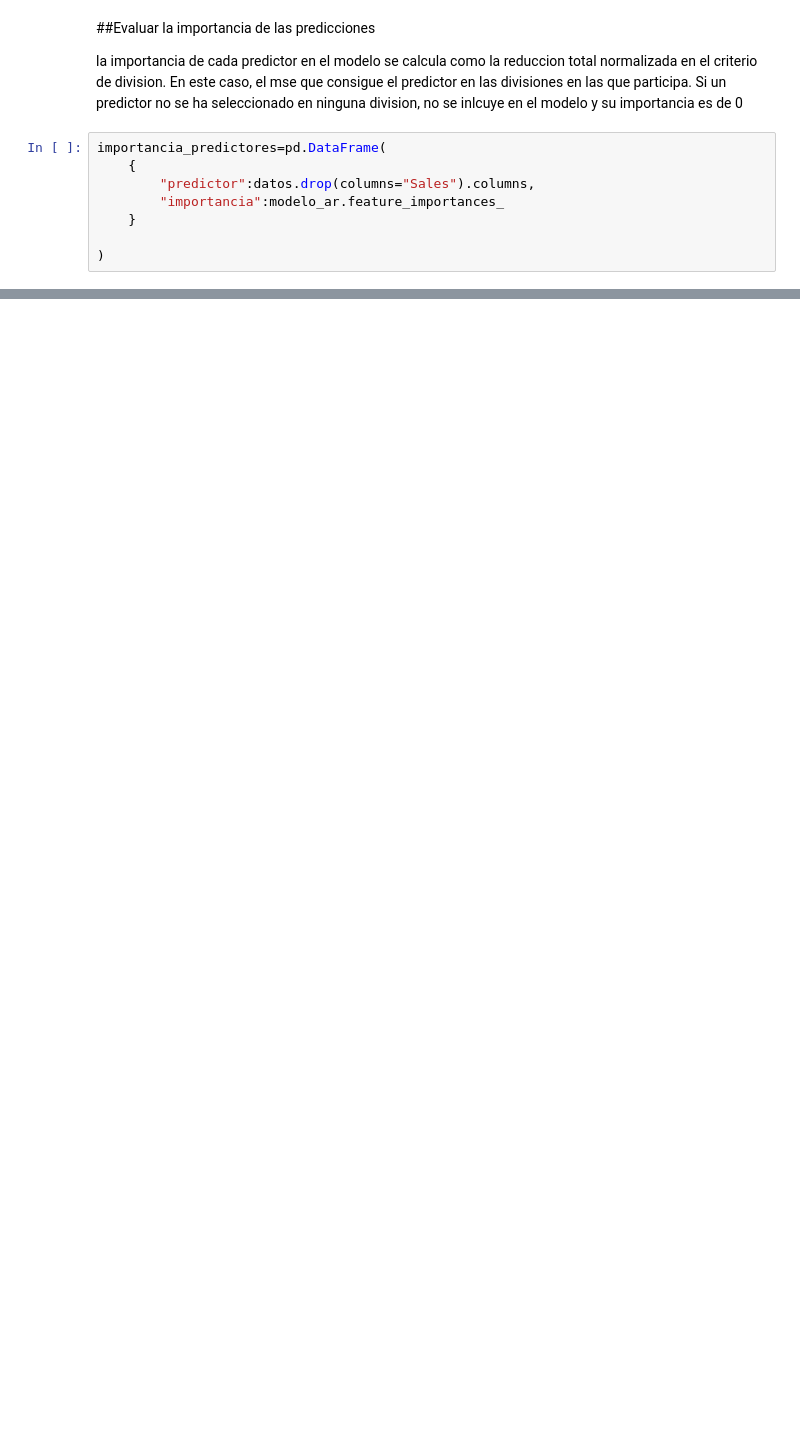
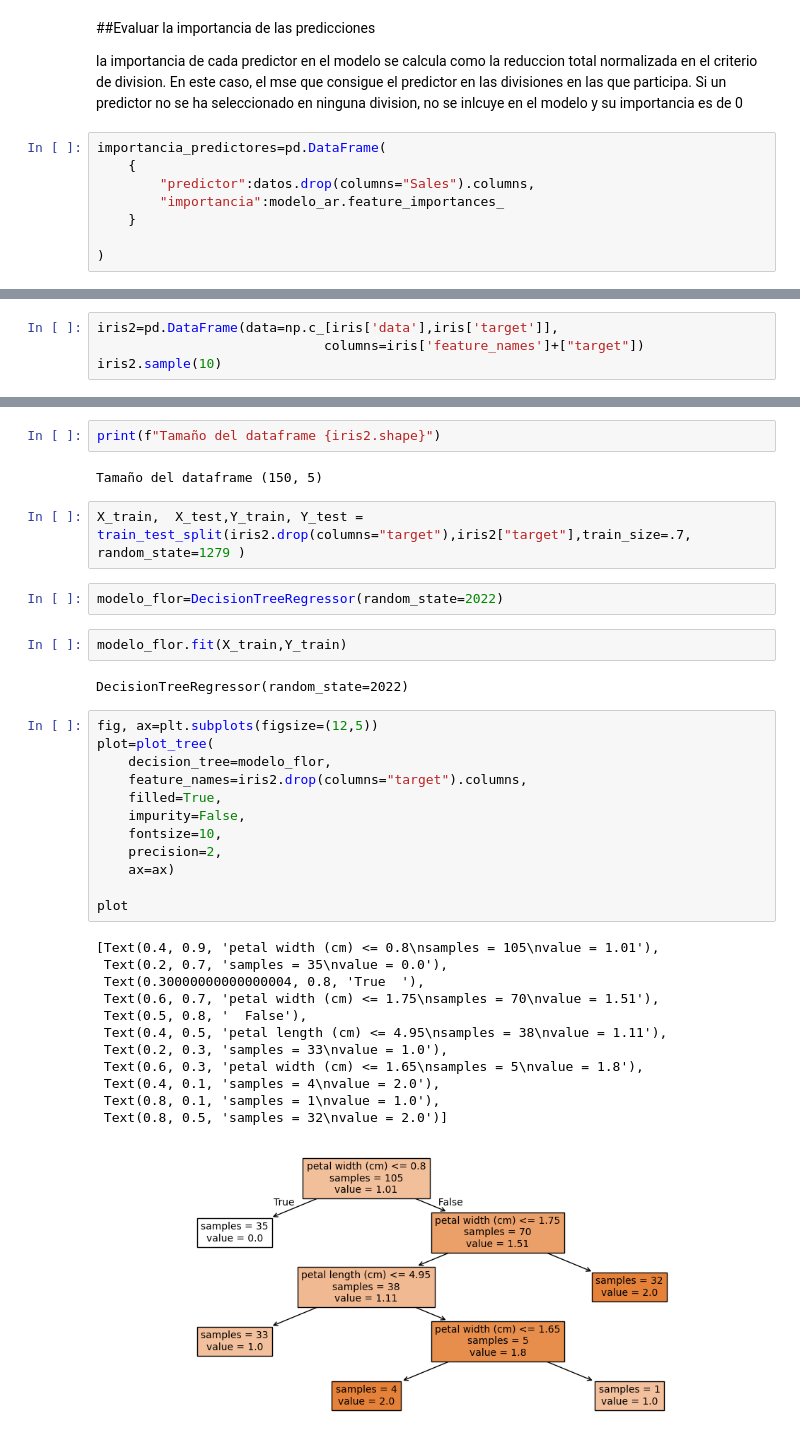
Before and after one commit to Sj-kronton/IA_2025, a Jupyter notebook: arboles.ipynb, the cells around one changed output, grey strips where cells are left out. Drawn from its saved outputs; the diff is of its cells as text; blank space fills up the shorter version.

```diff
--- a/arboles.ipynb
+++ b/arboles.ipynb
@@ -250,0 +336,4 @@ importancia_predictores.sort_values(by="importancia", ascending=False)
+# %%
+iris2=pd.DataFrame(data=np.c_[iris['data'],iris['target']],
+                             columns=iris['feature_names']+["target"])
+iris2.sample(10)
@@ -250,0 +352,37 @@ importancia_predictores.sort_values(by="importancia", ascending=False)
+# %%
+print(f"Tamaño del dataframe {iris2.shape}")
+# %% [output]
+Tamaño del dataframe (150, 5)
+# %%
+X_train,  X_test,Y_train, Y_test = train_test_split(iris2.drop(columns="target"),iris2["target"],train_size=.7, random_state=1279 )
+# %%
+modelo_flor=DecisionTreeRegressor(random_state=2022)
+# %%
+modelo_flor.fit(X_train,Y_train)
+# %% [output]
+DecisionTreeRegressor(random_state=2022)
+# %%
+fig, ax=plt.subplots(figsize=(12,5))
+plot=plot_tree(
+    decision_tree=modelo_flor,
+    feature_names=iris2.drop(columns="target").columns,
+    filled=True,
+    impurity=False,
+    fontsize=10,
+    precision=2,
+    ax=ax)
+
+plot
+# %% [output]
+[Text(0.4, 0.9, 'petal width (cm) <= 0.8\nsamples = 105\nvalue = 1.01'),
+ Text(0.2, 0.7, 'samples = 35\nvalue = 0.0'),
+ Text(0.30000000000000004, 0.8, 'True  '),
+ Text(0.6, 0.7, 'petal width (cm) <= 1.75\nsamples = 70\nvalue = 1.51'),
+ Text(0.5, 0.8, '  False'),
+ Text(0.4, 0.5, 'petal length (cm) <= 4.95\nsamples = 38\nvalue = 1.11'),
+ Text(0.2, 0.3, 'samples = 33\nvalue = 1.0'),
+ Text(0.6, 0.3, 'petal width (cm) <= 1.65\nsamples = 5\nvalue = 1.8'),
+ Text(0.4, 0.1, 'samples = 4\nvalue = 2.0'),
+ Text(0.8, 0.1, 'samples = 1\nvalue = 1.0'),
+ Text(0.8, 0.5, 'samples = 32\nvalue = 2.0')]
+[figure, added]
```
Also changed, not shown: parts of 16 cells of this notebook.
